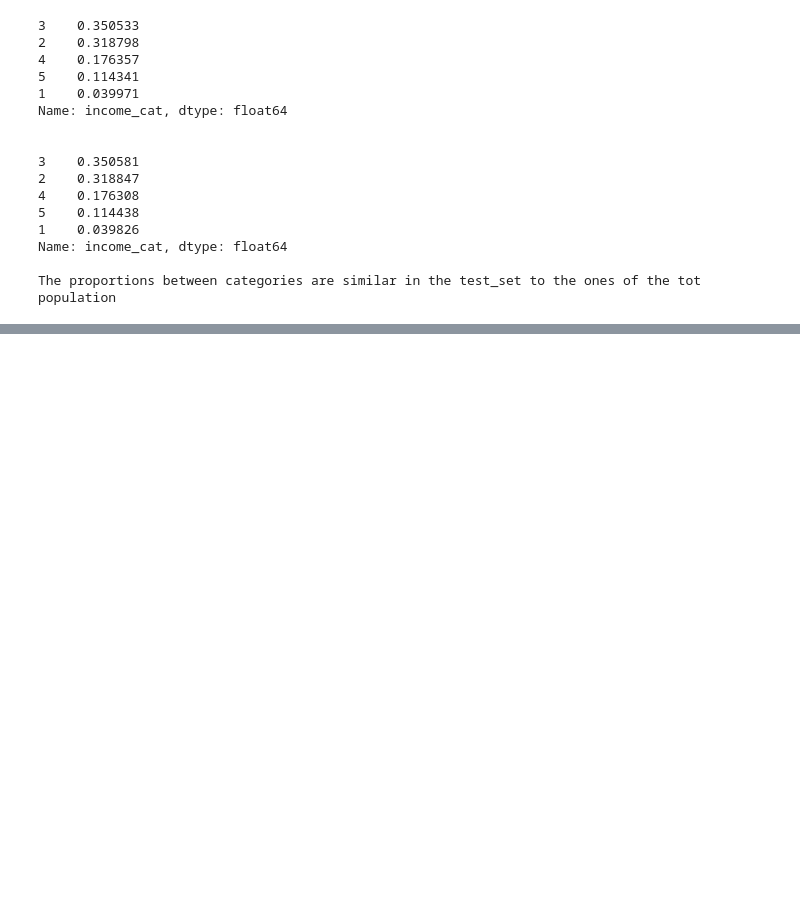
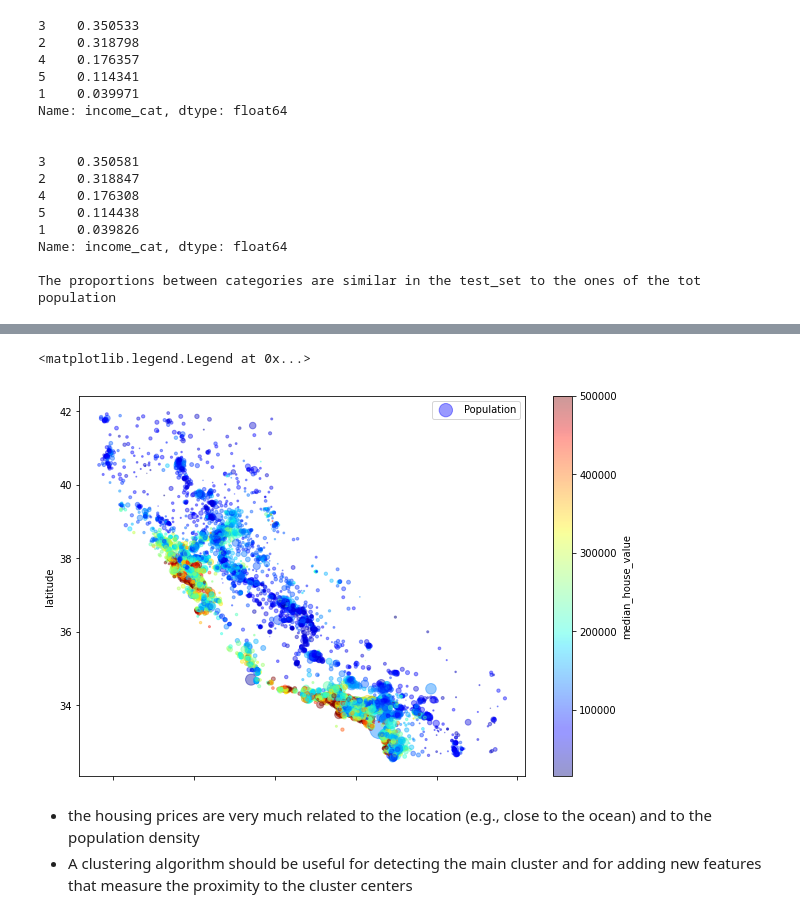
Before and after one commit to 4nemo0220/geron, a Jupyter notebook: Chapter2.ipynb, the cells around one changed output, grey strips where cells are left out. Cells and saved outputs as stored; diff of their text form; code cells hidden in the pictures; blank space fills up the shorter version.

```diff
--- a/Chapter2.ipynb
+++ b/Chapter2.ipynb
@@ -349,0 +375,12 @@ for set_ in (strat_train_set, strat_test_set):   # set_ is a entire set in tuple
+# %%
+housing.plot(kind="scatter", x="longitude", y="latitude", alpha=0.4,
+             s=housing["population"]/100, c="median_house_value",
+             cmap=plt.get_cmap("jet"), colorbar=True, label="Population", figsize=(10,7))
+
+plt.legend()
+# %% [output]
+<matplotlib.legend.Legend at 0x...>
+[figure, added]
+# %% [markdown]
+- the housing prices are very much related to the location (e.g., close to the ocean) and to the population density
+- A clustering algorithm should be useful for detecting the main cluster and for adding new features that measure the proximity to the cluster centers
```
Also changed, not shown: parts of 45 cells of this notebook.
